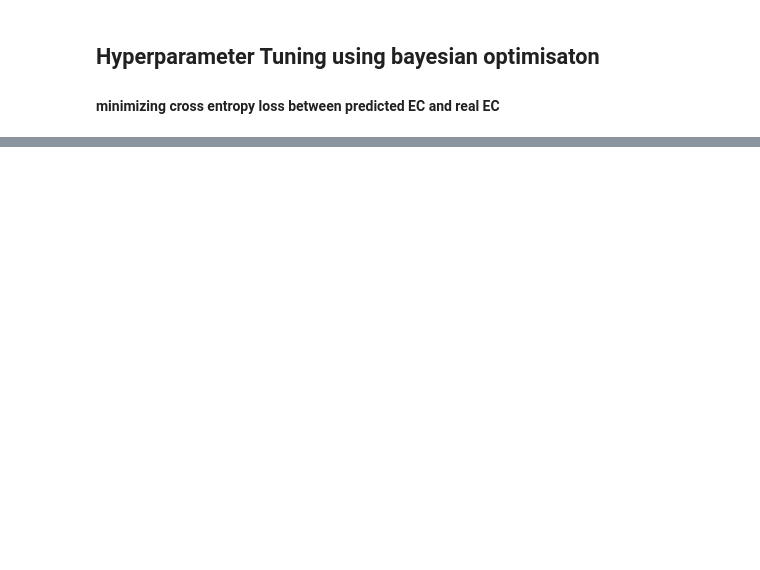
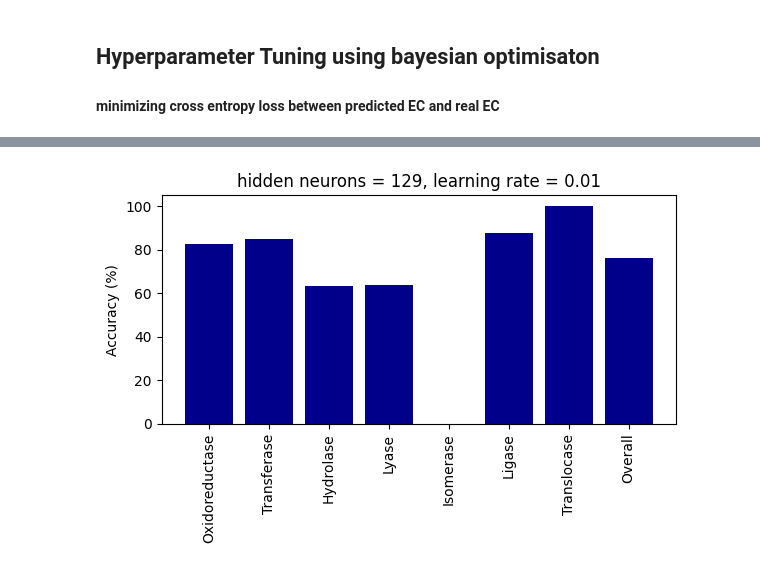
Before and after one commit to simranolak/EzyPredict, a Jupyter notebook: EzyPredict_3_trainMLmodel.ipynb, the cells around one changed output, grey strips where cells are left out. Drawn from its saved outputs; the diff is of its cells as text; code cells hidden in the pictures; blank space fills up the shorter version.

```diff
--- a/EzyPredict_3_trainMLmodel.ipynb
+++ b/EzyPredict_3_trainMLmodel.ipynb
@@ -96,6 +102,6 @@ model = SimpleNN(X_train.shape[1], hidden_dim= 100, output_dim = n_classes)
 # %%
 criterion = nn.CrossEntropyLoss() ## google told me this was good for classifcation
-optimizer = optim.Adam(model.parameters(), lr=0.001)
+optimizer = optim.Adam(model.parameters(), lr=0.01)
 
 # Training loop
 num_epochs = 500
@@ -172,6 +233,8 @@ def optimize_nn(lr_log, hidden_dim):
     return -loss.item()
 # %%
 pbounds = {
-    'lr_log': (-10, 0),
-    'hidden_dim': (20, 250)
+    'lr_log': (-12, 0),
+    'hidden_dim': (10, 200)
+## keeping hidden dimensions not too high because we have ~1200 params and only 900 inputs in the whole datase
+## when I searched in more hidden_dim values, teh optimisation got stuck in higher hidden dimensions which had lower test accuracy -- overfit the data
 }
@@ -253,12 +240,0 @@ for epoch in range(num_epochs):
-# %%
-model.eval()
-correct = 0
-total = 0
-with torch.no_grad():
-    test_outputs = model(X_test_tensor)
-    _, predicted = torch.max(test_outputs, 1)
-    total += y_test_tensor.size(0)
-    correct += (predicted == y_test_tensor).sum().item()
-
-accuracy = 100 * correct / total
-print(f"Test Accuracy: {accuracy:.2f}%")
@@ -264,0 +345,58 @@ print(f"Test Accuracy: {accuracy:.2f}%")
+# %%
+model_opt.eval()
+correct = 0
+total = 0
+
+# Create a reverse dictionary for class_dict
+reverse_class_dict = {v: k for k, v in class_dict.items()}
+
+# Dictionary to store correct and total counts for each main class
+class_counts_optimised = {
+    1: {"correct": 0, "total": 0},
+    2: {"correct": 0, "total": 0},
+    3: {"correct": 0, "total": 0},
+    4: {"correct": 0, "total": 0},
+    5: {"correct": 0, "total": 0},
+    6: {"correct": 0, "total": 0},
+    7: {"correct": 0, "total": 0},
+}
+
+with torch.no_grad():
+    test_outputs = model_opt(X_test_tensor)
+    _, predicted = torch.max(test_outputs, 1)
+    for i in range(y_test_tensor.size(0)):
+        main_class_name = y_test[i].split(' ')[0]  # EC level 1 class
+        main_class = reverse_class_dict[main_class_name]
+        total += 1
+        class_counts_optimised[main_class]["total"] += 1
+        if predicted[i] == y_test_tensor[i]:
+            correct += 1
+            class_counts_optimised[main_class]["correct"] += 1
+
+accuracies = []
+classes = []
+
+for main_class, counts in class_counts_optimised.items():
+    if counts["total"] == 0:
+        class_accuracy = 0
+    else:
+        class_accuracy = 100 * counts["correct"] / counts["total"]
+    accuracies.append(class_accuracy)
+    classes.append(class_dict[main_class])
+
+overall_accuracy = 100 * correct / total
+# add overall accuracy to the list
+accuracies.append(overall_accuracy)
+classes.append("Overall")
+# Create the dataframe
+EC1_accuracies = pd.DataFrame({"Class": classes, "Accuracy": accuracies})
+
+plt.figure(figsize=(6, 4))
+plt.bar(EC1_accuracies["Class"], EC1_accuracies["Accuracy"], color="darkblue")
+plt.ylabel('Accuracy (%)')
+plt.title(f'hidden neurons = {optimal_hidden_dim}, learning rate = {optimal_lr:.2f}')
+plt.xticks(rotation=90)
+plt.tight_layout()
+plt.show()
+# %% [output]
+[figure, added]
```
Also changed, not shown: parts of 35 cells of this notebook.
